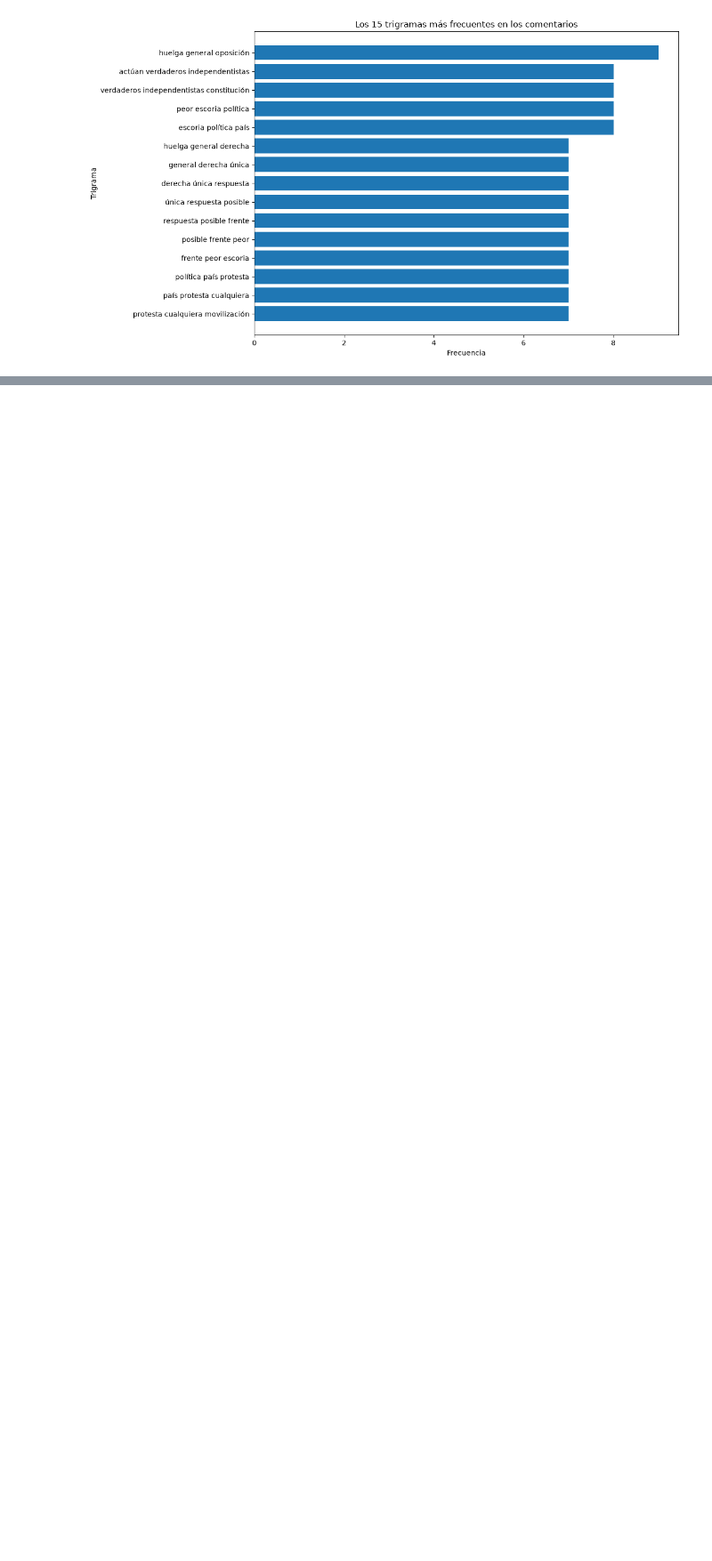
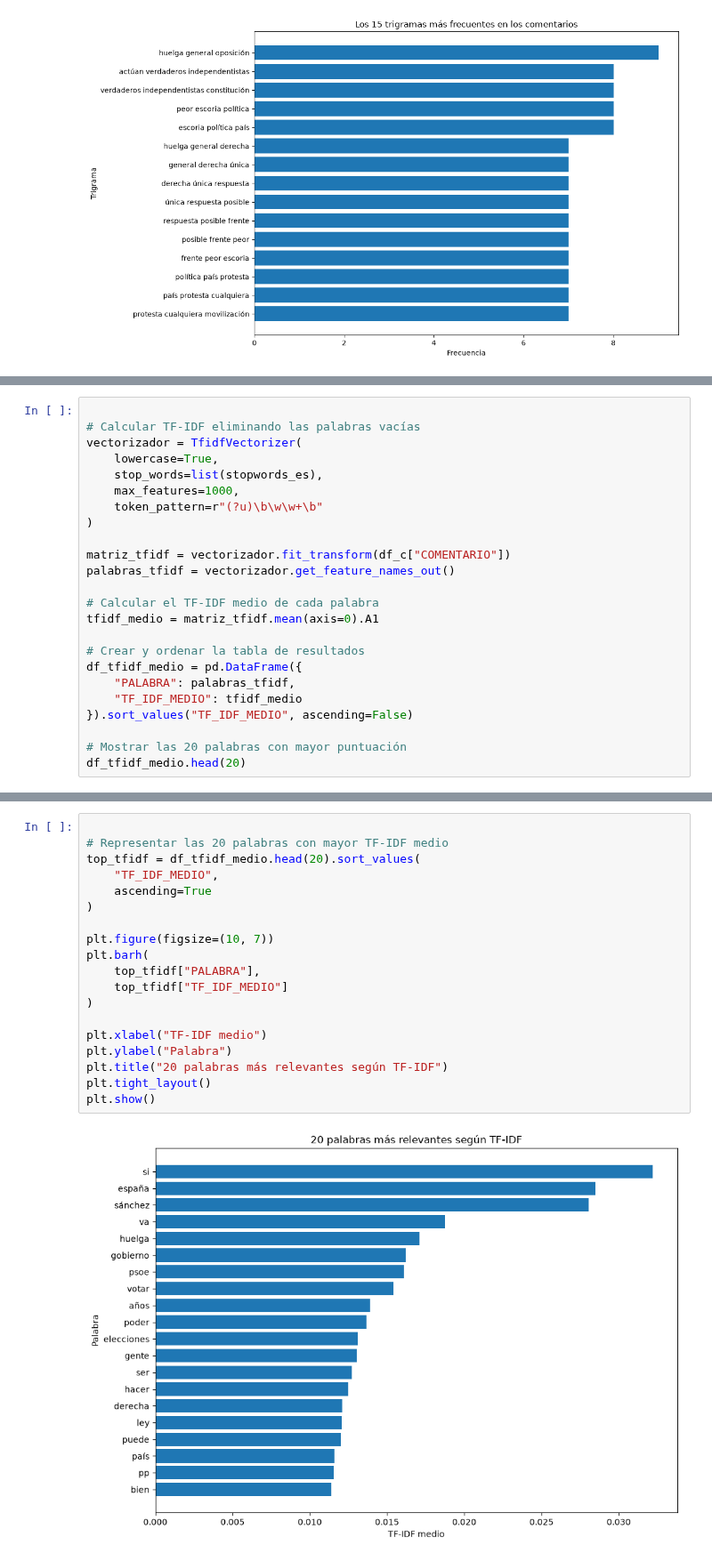
Before and after one commit to jejoama/Practicas_Curriculares, a Jupyter notebook: GENERAL.ipynb, the cells around one changed output, grey strips where cells are left out. Shown at 89% size. Drawn from its saved outputs; the diff is of its cells as text; blank space fills up the shorter version.

```diff
--- a/GENERAL.ipynb
+++ b/GENERAL.ipynb
@@ -723,0 +788,24 @@ plt.show()
+# %%
+
+# Calcular TF-IDF eliminando las palabras vacías
+vectorizador = TfidfVectorizer(
+    lowercase=True,
+    stop_words=list(stopwords_es),
+    max_features=1000,
+    token_pattern=r"(?u)\b\w\w+\b"
+)
+
+matriz_tfidf = vectorizador.fit_transform(df_c["COMENTARIO"])
+palabras_tfidf = vectorizador.get_feature_names_out()
+
+# Calcular el TF-IDF medio de cada palabra
+tfidf_medio = matriz_tfidf.mean(axis=0).A1
+
+# Crear y ordenar la tabla de resultados
+df_tfidf_medio = pd.DataFrame({
+    "PALABRA": palabras_tfidf,
+    "TF_IDF_MEDIO": tfidf_medio
+}).sort_values("TF_IDF_MEDIO", ascending=False)
+
+# Mostrar las 20 palabras con mayor puntuación
+df_tfidf_medio.head(20)
@@ -723,0 +830,21 @@ plt.show()
+# %%
+
+# Representar las 20 palabras con mayor TF-IDF medio
+top_tfidf = df_tfidf_medio.head(20).sort_values(
+    "TF_IDF_MEDIO",
+    ascending=True
+)
+
+plt.figure(figsize=(10, 7))
+plt.barh(
+    top_tfidf["PALABRA"],
+    top_tfidf["TF_IDF_MEDIO"]
+)
+
+plt.xlabel("TF-IDF medio")
+plt.ylabel("Palabra")
+plt.title("20 palabras más relevantes según TF-IDF")
+plt.tight_layout()
+plt.show()
+# %% [output]
+[figure, added]
```
Also changed, not shown: parts of 6 cells of this notebook.
